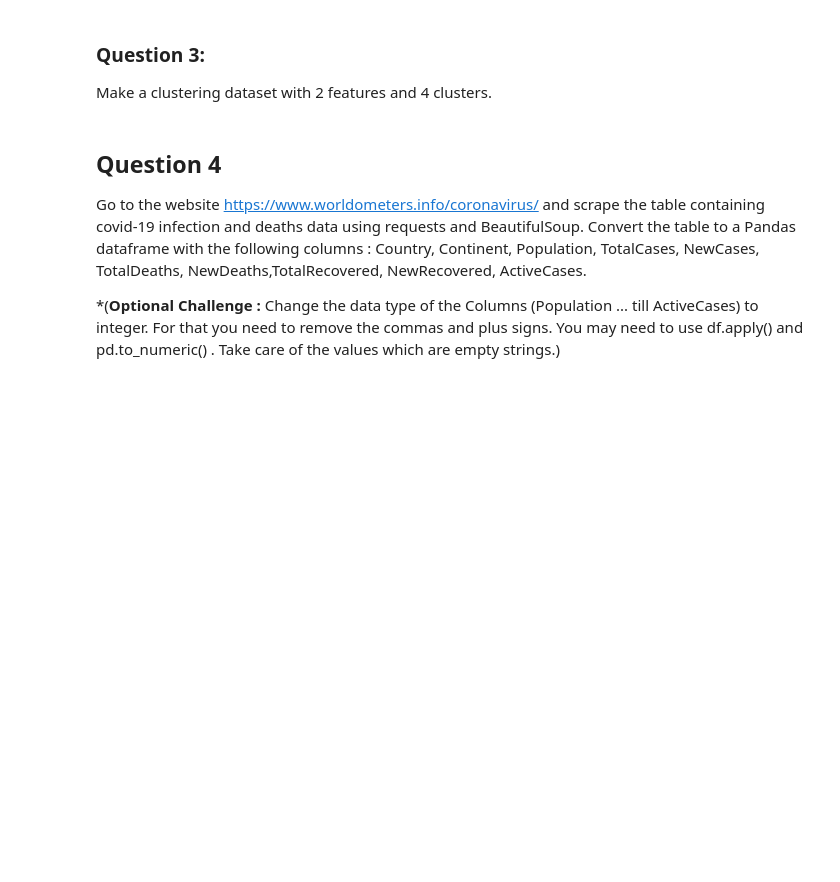
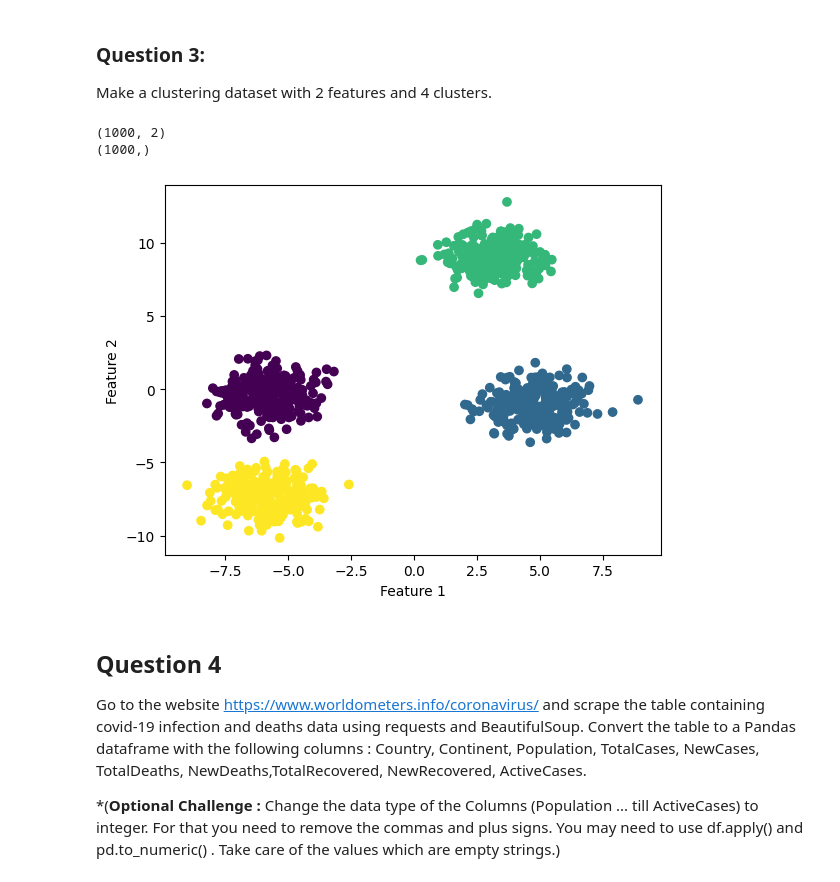
Before and after one commit to ElectronicsClub-IITK/Voice-Morph-Companion, a Jupyter notebook: Week 1/Libraries Assignment/Assignment1.ipynb, the cells around one changed output. Cells and saved outputs as stored; diff of their text form; code cells hidden in the pictures; blank space fills up the shorter version.

```diff
--- a/Week 1/Libraries Assignment/Assignment1.ipynb
+++ b/Week 1/Libraries Assignment/Assignment1.ipynb
@@ -12,6 +41,20 @@ Plot the data.
 # %% [markdown]
 ### Question 3:
 Make a clustering dataset with 2 features and 4 clusters.
+# %%
+from sklearn.datasets import make_blobs
+X,y = make_blobs(n_samples=1000, centers=4, n_features=2)
+print(X.shape)
+print(y.shape)
+
+plt.scatter(X[:, 0],X[:,1], c=y)
+plt.xlabel('Feature 1')
+plt.ylabel('Feature 2')
+plt.show()
+# %% [output]
+(1000, 2)
+(1000,)
+[figure, added]
 # %% [markdown]
 ## Question 4
 Go to the website https://www.worldometers.info/coronavirus/ and scrape the table containing covid-19 infection and deaths data using requests and BeautifulSoup.  Convert the table to a Pandas dataframe with the following columns : Country, Continent, Population, TotalCases, NewCases, TotalDeaths, NewDeaths,TotalRecovered, NewRecovered,  ActiveCases.
```
Also changed, not shown: parts of 6 cells of this notebook.
